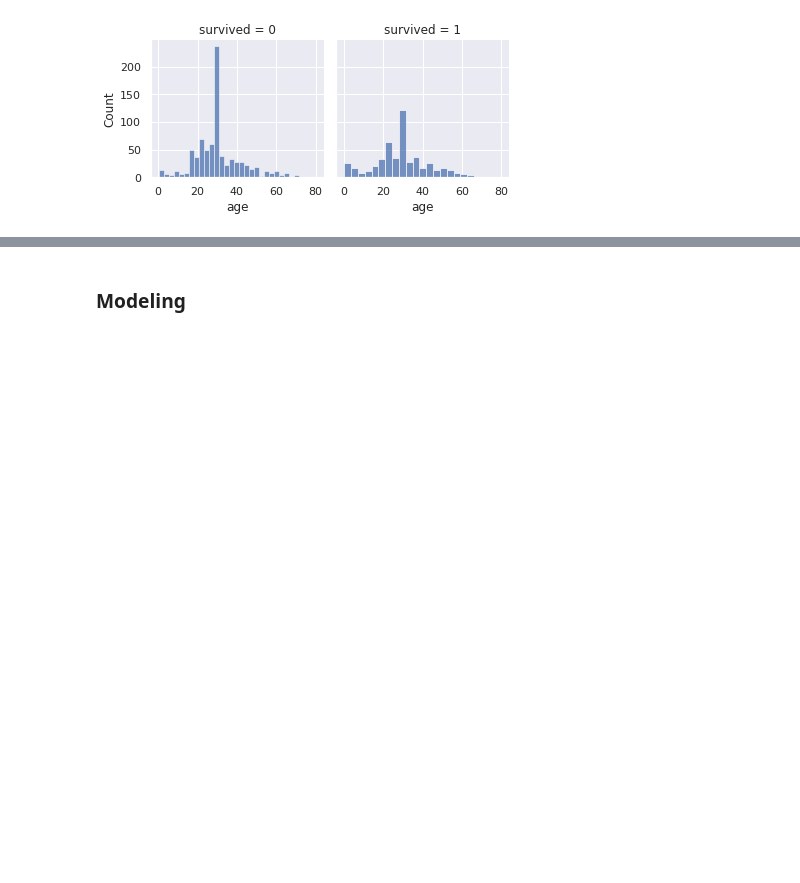
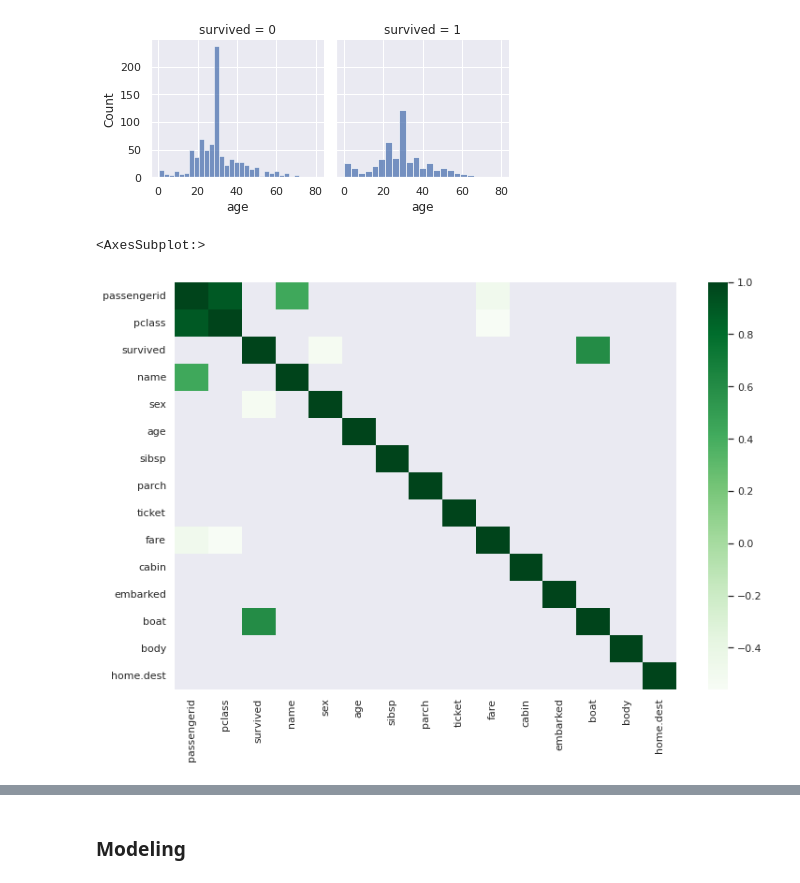
Before and after one commit to andvsilva/dataset, a Jupyter notebook: titanic/atitanic.ipynb, the cells around one changed output, grey strips where cells are left out. Cells and saved outputs as stored; diff of their text form; code cells hidden in the pictures; blank space fills up the shorter version.

```diff
--- a/titanic/atitanic.ipynb
+++ b/titanic/atitanic.ipynb
@@ -571,3 +591,12 @@ age_survived.map(sns.histplot, 'age')
 # %% [output]
 <seaborn.axisgrid.FacetGrid at 0x...>
 [figure]
+# %%
+corr = df.corr() # calculate the correlation - pearson (default, I think) and corr -> dataframe
+
+kot = corr[abs(corr)>0.4] # this make the filter, selection feature with high correlation
+plt.figure(figsize=(12,8)) # figure size
+sns.heatmap(kot, cmap="Greens") # set heat map to show high correlations
+# %% [output]
+<AxesSubplot:>
+[figure, added]
```
Also changed, not shown: parts of 14 cells of this notebook.
